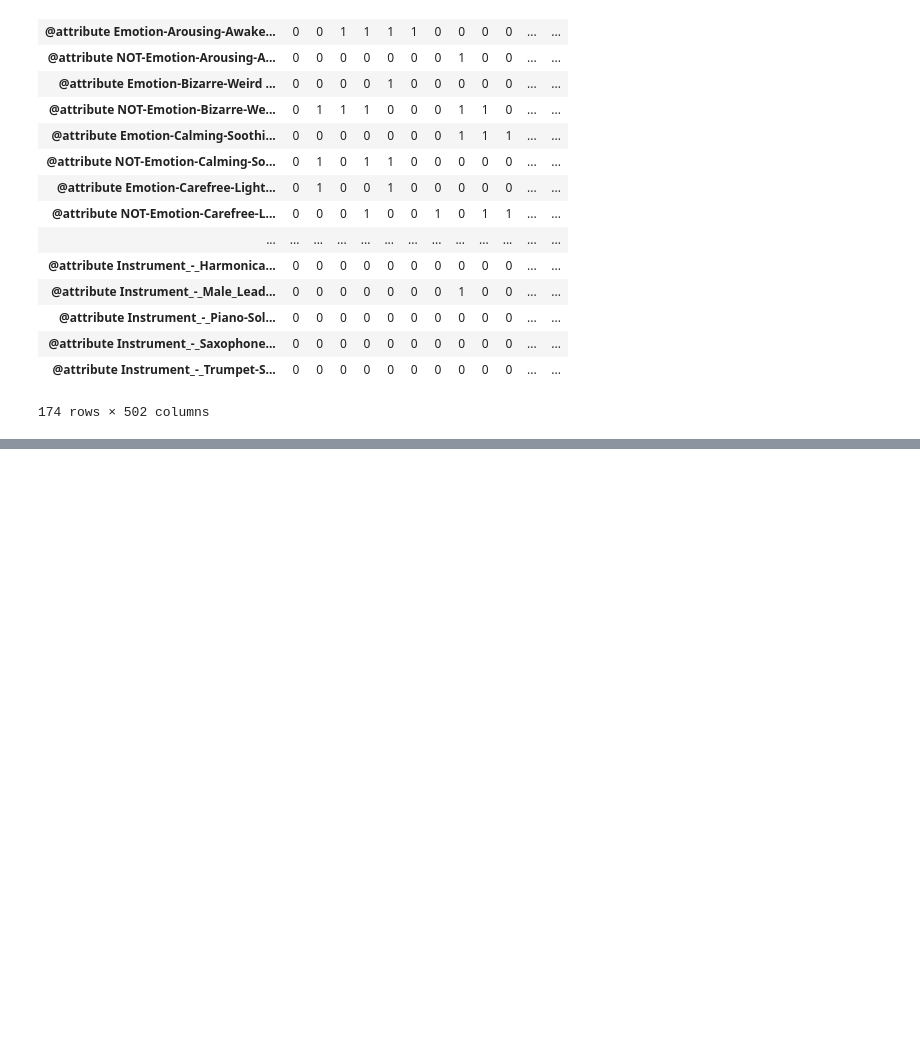
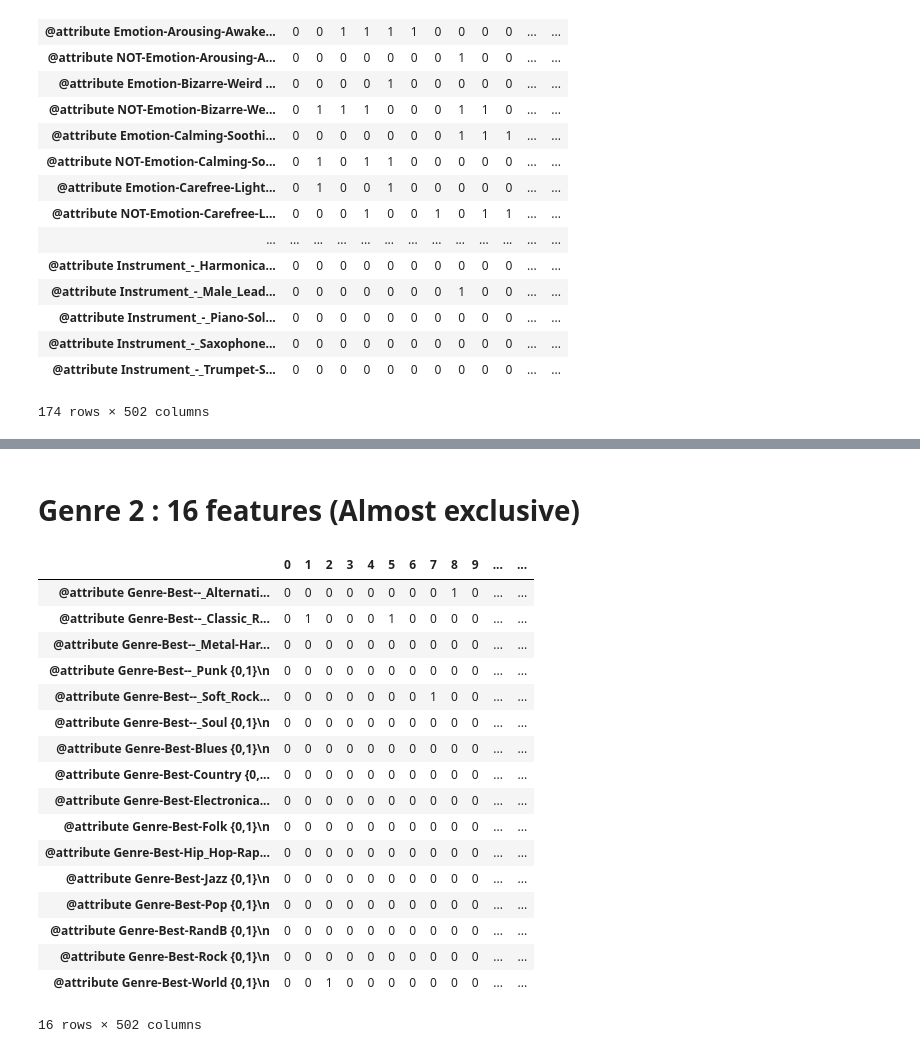
Before and after one commit to yzhaobk/CAL500, a Jupyter notebook: data_show.ipynb, the cells around one changed output, grey strips where cells are left out. Cells and saved outputs as stored; diff of their text form; code cells hidden in the pictures; blank space fills up the shorter version.

```diff
--- a/data_show.ipynb
+++ b/data_show.ipynb
@@ -77,0 +126,23 @@ df_binary.astype(int)
+# %% [markdown]
+# Genre 2 : 16 features (Almost exclusive)
+# %%
+df_binary[149:165].astype(int)
+# %% [output]
+|  | 0 | 1 | 2 | 3 | 4 | 5 | 6 | 7 | 8 | 9 | ... | ... |
+| @attribute Genre-Best--_Alternati... | 0 | 0 | 0 | 0 | 0 | 0 | 0 | 0 | 1 | 0 | ... | ... |
+| @attribute Genre-Best--_Classic_R... | 0 | 1 | 0 | 0 | 0 | 1 | 0 | 0 | 0 | 0 | ... | ... |
+| @attribute Genre-Best--_Metal-Har... | 0 | 0 | 0 | 0 | 0 | 0 | 0 | 0 | 0 | 0 | ... | ... |
+| @attribute Genre-Best--_Punk {0,1}\n | 0 | 0 | 0 | 0 | 0 | 0 | 0 | 0 | 0 | 0 | ... | ... |
+| @attribute Genre-Best--_Soft_Rock... | 0 | 0 | 0 | 0 | 0 | 0 | 0 | 1 | 0 | 0 | ... | ... |
+| @attribute Genre-Best--_Soul {0,1}\n | 0 | 0 | 0 | 0 | 0 | 0 | 0 | 0 | 0 | 0 | ... | ... |
+| @attribute Genre-Best-Blues {0,1}\n | 0 | 0 | 0 | 0 | 0 | 0 | 0 | 0 | 0 | 0 | ... | ... |
+| @attribute Genre-Best-Country {0,... | 0 | 0 | 0 | 0 | 0 | 0 | 0 | 0 | 0 | 0 | ... | ... |
+| @attribute Genre-Best-Electronica... | 0 | 0 | 0 | 0 | 0 | 0 | 0 | 0 | 0 | 0 | ... | ... |
+| @attribute Genre-Best-Folk {0,1}\n | 0 | 0 | 0 | 0 | 0 | 0 | 0 | 0 | 0 | 0 | ... | ... |
+| @attribute Genre-Best-Hip_Hop-Rap... | 0 | 0 | 0 | 0 | 0 | 0 | 0 | 0 | 0 | 0 | ... | ... |
+| @attribute Genre-Best-Jazz {0,1}\n | 0 | 0 | 0 | 0 | 0 | 0 | 0 | 0 | 0 | 0 | ... | ... |
+| @attribute Genre-Best-Pop {0,1}\n | 0 | 0 | 0 | 0 | 0 | 0 | 0 | 0 | 0 | 0 | ... | ... |
+| @attribute Genre-Best-RandB {0,1}\n | 0 | 0 | 0 | 0 | 0 | 0 | 0 | 0 | 0 | 0 | ... | ... |
+| @attribute Genre-Best-Rock {0,1}\n | 0 | 0 | 0 | 0 | 0 | 0 | 0 | 0 | 0 | 0 | ... | ... |
+| @attribute Genre-Best-World {0,1}\n | 0 | 0 | 1 | 0 | 0 | 0 | 0 | 0 | 0 | 0 | ... | ... |
+16 rows × 502 columns
```
Also changed, not shown: parts of 17 cells of this notebook, 6 other files.
